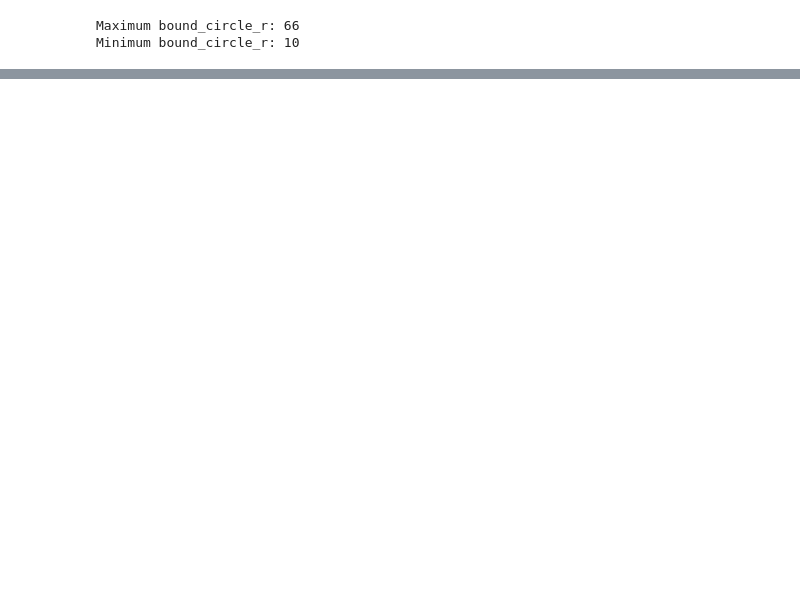
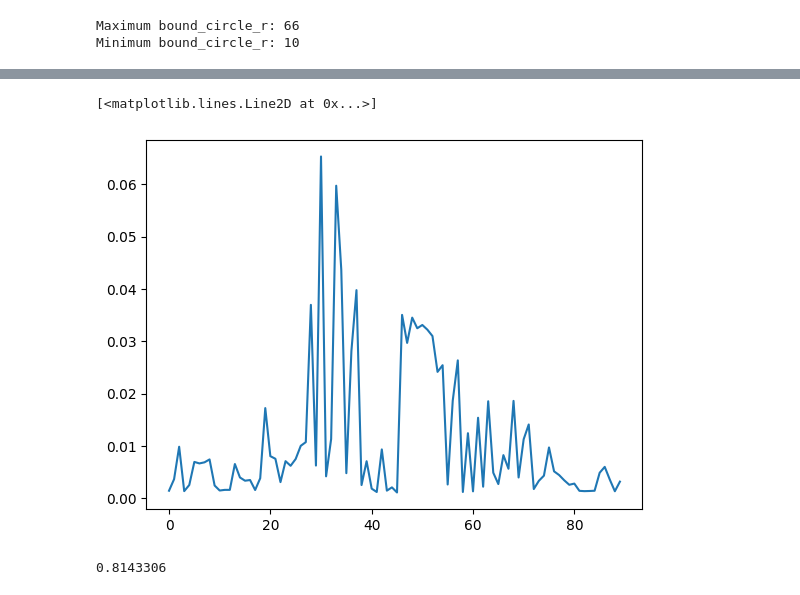
Before and after one commit to fagonzalezo/kdm, a Jupyter notebook: examples/kdm_generative_test.ipynb, the cells around one changed output, grey strips where cells are left out. Drawn from its saved outputs; the diff is of its cells as text; code cells hidden in the pictures; blank space fills up the shorter version.

```diff
--- a/examples/kdm_generative_test.ipynb
+++ b/examples/kdm_generative_test.ipynb
@@ -538,0 +704,9 @@ KeyboardInterrupt:
+# %%
+plt.plot(sorted_weights)
+# %% [output]
+[<matplotlib.lines.Line2D at 0x...>]
+[figure, added]
+# %%
+print(kdm_gen_1.kdm.kernel.sigma.numpy())
+# %% [output]
+0.8143306
```
Also changed, not shown: parts of 36 cells of this notebook.
